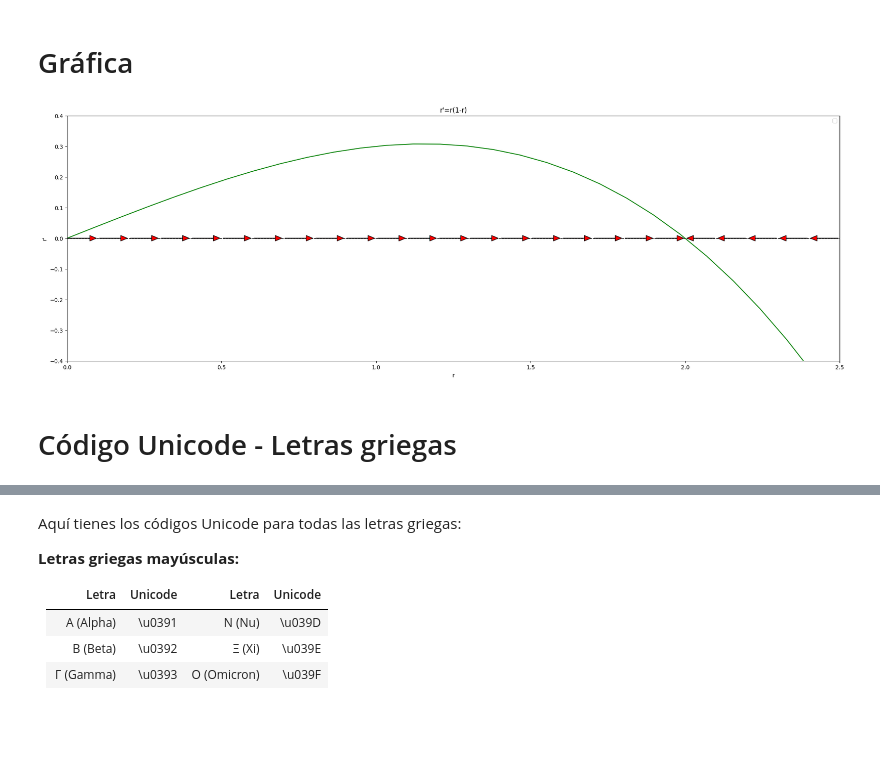
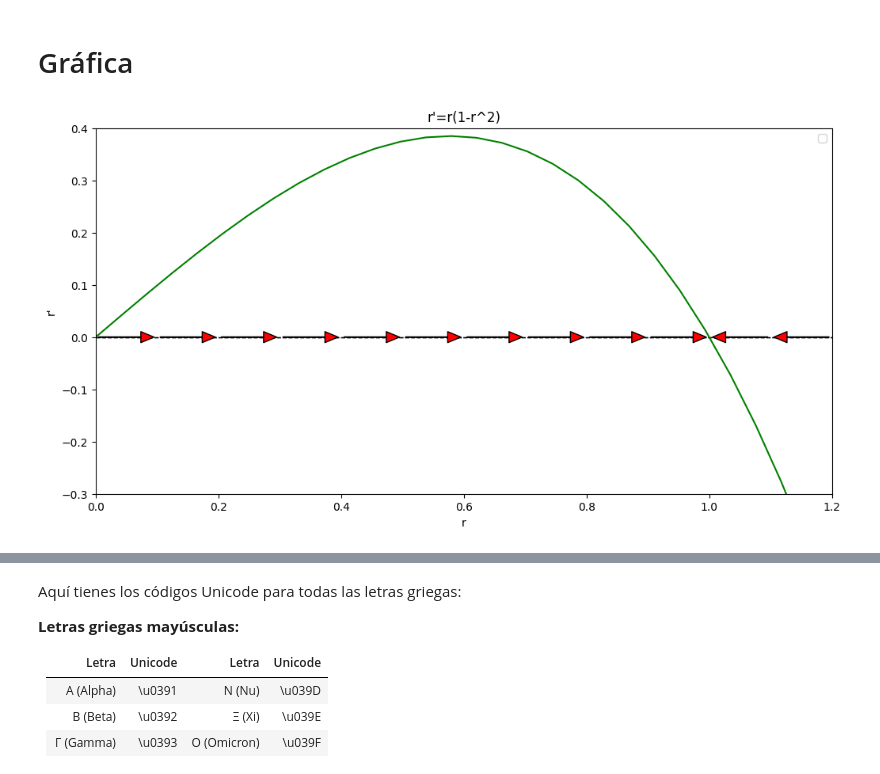
Before and after one commit to LaloRoe/TesisMaestria, a Jupyter notebook: Code/Notas.ipynb, the cells around one changed output, grey strips where cells are left out. Saved outputs shown, nothing was run; the diff lists cells and outputs as text; code cells hidden in the pictures; blank space fills up the shorter version.

Commit message:
Avances en Tesis y en el código de graficadora

```diff
--- a/Code/Notas.ipynb
+++ b/Code/Notas.ipynb
@@ -239,42 +239,40 @@ import matplotlib.pyplot as plt
 epsilon = 0.2
 
 def f(r):
     y = r*(1-r**2)
     return y
 
 def g(r):
     g = epsilon/2*r*(4-r**2)
     return g
 
-r = np.linspace(0, 2.5, 30)
+r = np.linspace(0, 1.2, 30)
 
-y = g(r)
+y = f(r)
 
-fig, ax = plt.subplots(figsize = (25,8))
-ax.set_title('r\'=r(1-r)')
+fig, ax = plt.subplots(figsize = (12,6))
+ax.set_title('r\'=r(1-r^2)')
 
 ax.axhline(0, color='black', linestyle='--', linewidth=1)
 ax.axhline(0, color='black', linestyle='--', linewidth=1)
 
-for k in range(20):
+for k in range(10):
     ax.annotate('', xy=(0.1*(k+1), 0), xytext=(0.1*k, 0),
             arrowprops=dict(facecolor='red', shrink=0.05, width=0.5, headwidth=10))  # Flecha en eje X
 
-for k in range(5):
-    ax.annotate('', xy=(2.5-0.1*(k+1), 0), xytext=(2.5-0.1*k, 0),
+for k in range(2):
+    ax.annotate('', xy=(1.2-0.1*(k+1), 0), xytext=(1.2-0.1*k, 0),
             arrowprops=dict(facecolor='red', shrink=0.05, width=0.5, headwidth=10))  # Flecha en eje X
 
 ax.set_xlabel('r')
 ax.set_ylabel('r\'')
-ax.set_xlim(0, 2.5)
-ax.set_ylim(-0.4, 0.4)
+ax.set_xlim(0, 1.2)
+ax.set_ylim(-0.3, 0.4)
 #ax.scatter(X, Y, color='0.5', s=1)
 plt.plot(r, y, label=f'', color='green')
 
 plt.legend()
 #plt.grid(True)
 plt.show()
 # %% [output]
-[figure, old version]
+[figure, new version]
-# %% [markdown]
-# Código Unicode - Letras griegas
```
Also changed, not shown: parts of 4 cells of this notebook, 30 other files.
